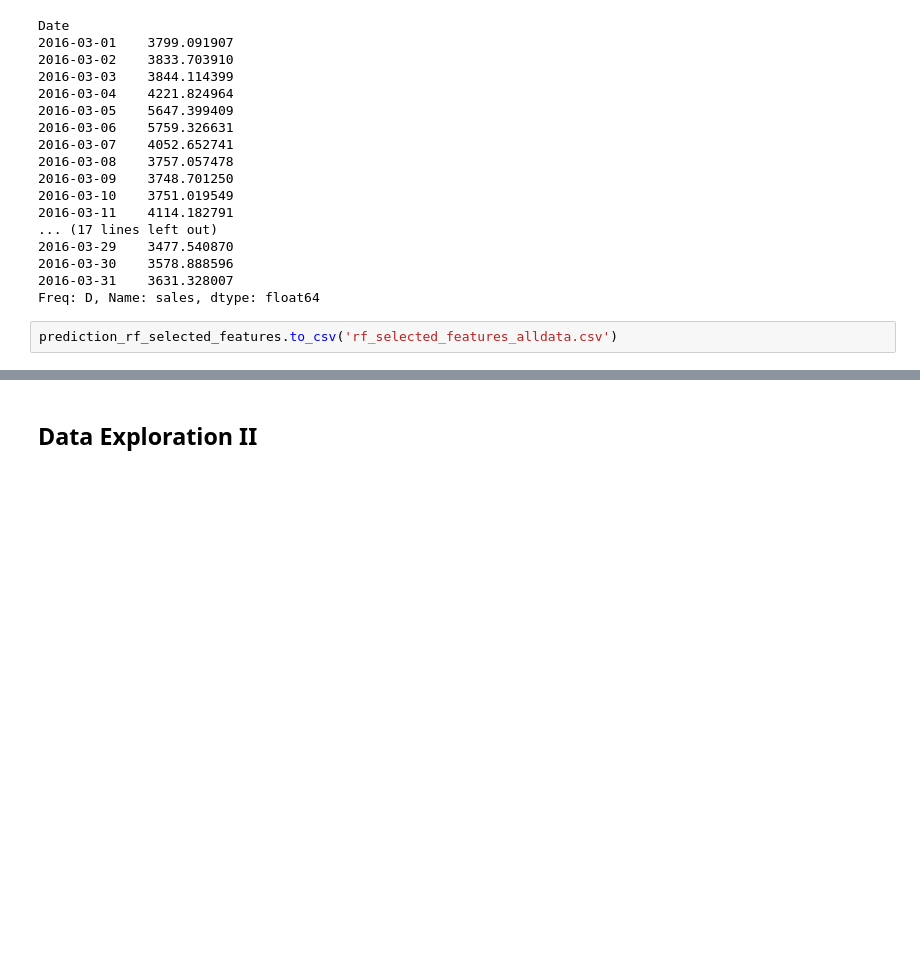
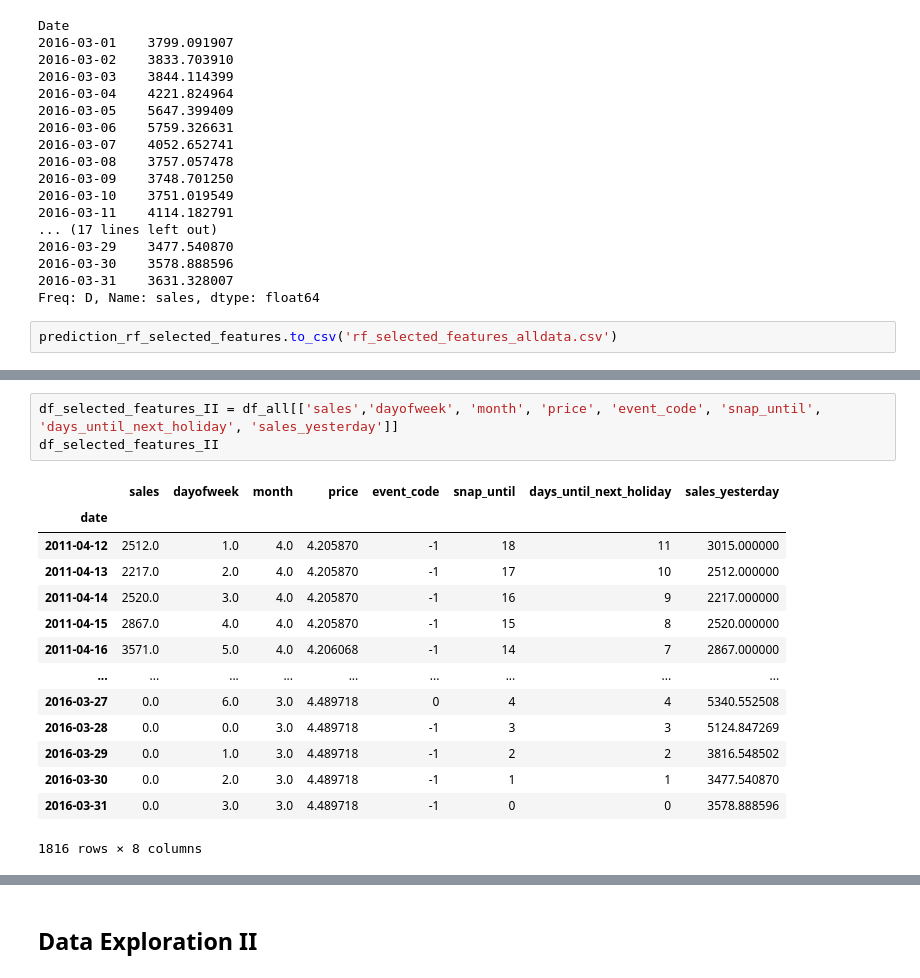
Before and after one commit to EdwinUe/BAB_WS22-23, a Jupyter notebook: Code/003BusinessAnalyticsBProjekt.ipynb, the cells around one changed output, grey strips where cells are left out. Cells and saved outputs as stored; diff of their text form; blank space fills up the shorter version.

```diff
--- a/Code/003BusinessAnalyticsBProjekt.ipynb
+++ b/Code/003BusinessAnalyticsBProjekt.ipynb
@@ -1214,0 +1358,18 @@ prediction_rf_selected_features.to_csv('rf_selected_features_alldata.csv')
+# %%
+df_selected_features_II = df_all[['sales','dayofweek', 'month', 'price', 'event_code', 'snap_until', 'days_until_next_holiday', 'sales_yesterday']]
+df_selected_features_II
+# %% [output]
+|  | sales | dayofweek | month | price | event_code | snap_until | days_until_next_holiday | sales_yesterday |
+| date |  |  |  |  |  |  |  |  |
+| 2011-04-12 | 2512.0 | 1.0 | 4.0 | 4.205870 | -1 | 18 | 11 | 3015.000000 |
+| 2011-04-13 | 2217.0 | 2.0 | 4.0 | 4.205870 | -1 | 17 | 10 | 2512.000000 |
+| 2011-04-14 | 2520.0 | 3.0 | 4.0 | 4.205870 | -1 | 16 | 9 | 2217.000000 |
+| 2011-04-15 | 2867.0 | 4.0 | 4.0 | 4.205870 | -1 | 15 | 8 | 2520.000000 |
+| 2011-04-16 | 3571.0 | 5.0 | 4.0 | 4.206068 | -1 | 14 | 7 | 2867.000000 |
+| ... | ... | ... | ... | ... | ... | ... | ... | ... |
+| 2016-03-27 | 0.0 | 6.0 | 3.0 | 4.489718 | 0 | 4 | 4 | 5340.552508 |
+| 2016-03-28 | 0.0 | 0.0 | 3.0 | 4.489718 | -1 | 3 | 3 | 5124.847269 |
+| 2016-03-29 | 0.0 | 1.0 | 3.0 | 4.489718 | -1 | 2 | 2 | 3816.548502 |
+| 2016-03-30 | 0.0 | 2.0 | 3.0 | 4.489718 | -1 | 1 | 1 | 3477.540870 |
+| 2016-03-31 | 0.0 | 3.0 | 3.0 | 4.489718 | -1 | 0 | 0 | 3578.888596 |
+1816 rows × 8 columns
```
Also changed, not shown: parts of 11 cells of this notebook, 1 other file.
